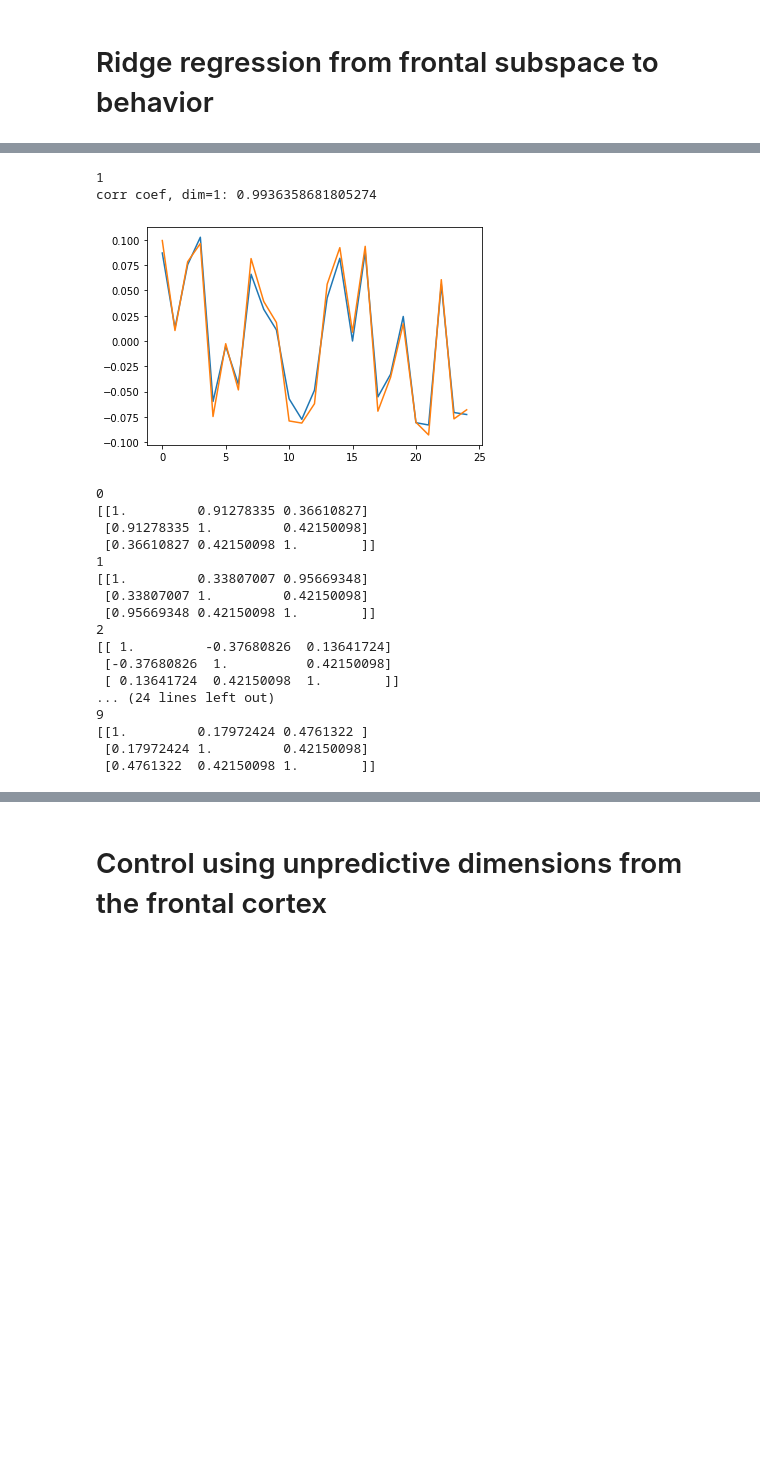
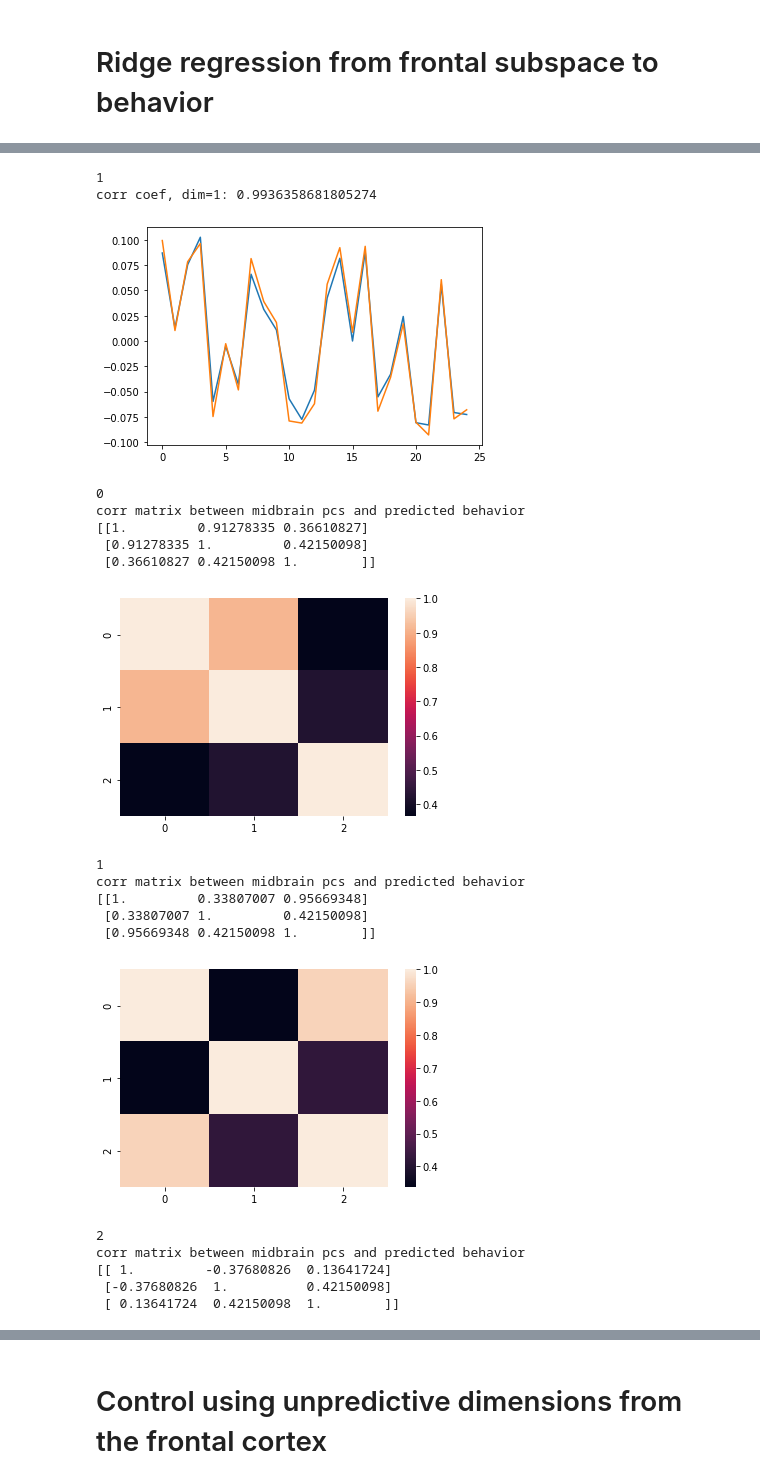
Before and after one commit to mariakesa/ConnectedLizards_NeuroMatch2020, a Jupyter notebook: NoteBookForMatthewClean.ipynb, the cells around one changed output, grey strips where cells are left out. Drawn from its saved outputs; the diff is of its cells as text; code cells hidden in the pictures; blank space fills up the shorter version.

```diff
--- a/NoteBookForMatthewClean.ipynb
+++ b/NoteBookForMatthewClean.ipynb
@@ -186,42 +186,45 @@ Dimensions that best explain variance on the test set: (array([0, 1]),)
 # %%
 def ridge_behavior(from_front_to_mid_reg,pcs_front,pcs_front_test,pcs_beh,pcs_beh_test,pcs_mid_test,dimensions):
     ridge_beh=Ridge()
     ridge_beh.fit(pcs_beh,(from_front_to_mid_reg.coef_[dimensions[0],:]@(pcs_front.T)).T)
     pred_beh=ridge_beh.coef_@pcs_beh_test.T
     actual=(from_front_to_mid_reg.coef_@(pca_frontal.transform(front_test).T))[dimensions[0],:]
     for j in range(0,dimensions[0].shape[0]):
         print(j)
         print('corr coef, dim=' + str(dimensions[0][j])+':', np.corrcoef(pred_beh[j,:],actual[j,:])[0,1])
         plt.plot(pred_beh[j,:],label='prediction')
         plt.plot(actual[j,:],label='original')
         plt.show()
     for j in range(0,pcs_mid_test.shape[1]):
         print(j)
+        print('corr matrix between midbrain pcs and predicted behavior')
         corrs_with_midbrain=np.corrcoef(pcs_mid_test[:,j],pred_beh[:2,:])
         print(corrs_with_midbrain)
+        sns.heatmap(corrs_with_midbrain)
+        plt.show()
 
 ridge_behavior(from_front_to_mid_reg,pcs_front,pcs_front_test,pcs_beh,pcs_beh_test,pcs_mid_test,predictive_dimensions)
 # %% [output]
 0
 corr coef, dim=0: 0.995909668210853
 [figure]
 1
 corr coef, dim=1: 0.9936358681805274
 [figure]
 0
+corr matrix between midbrain pcs and predicted behavior
 [[1.         0.91278335 0.36610827]
  [0.91278335 1.         0.42150098]
  [0.36610827 0.42150098 1.        ]]
-1
-[[1.         0.33807007 0.95669348]
- [0.33807007 1.         0.42150098]
- [0.95669348 0.42150098 1.        ]]
-2
-[[ 1.         -0.37680826  0.13641724]
- [-0.37680826  1.          0.42150098]
- [ 0.13641724  0.42150098  1.        ]]
-... (24 lines left out)
-9
-[[1.         0.17972424 0.4761322 ]
- [0.17972424 1.         0.42150098]
- [0.4761322  0.42150098 1.        ]]
+[figure, added]
+1
+corr matrix between midbrain pcs and predicted behavior
+[[1.         0.33807007 0.95669348]
+ [0.33807007 1.         0.42150098]
+ [0.95669348 0.42150098 1.        ]]
+[figure, added]
+2
+corr matrix between midbrain pcs and predicted behavior
+[[ 1.         -0.37680826  0.13641724]
+ [-0.37680826  1.          0.42150098]
+ [ 0.13641724  0.42150098  1.        ]]
```
Also changed, not shown: parts of 8 cells of this notebook.
